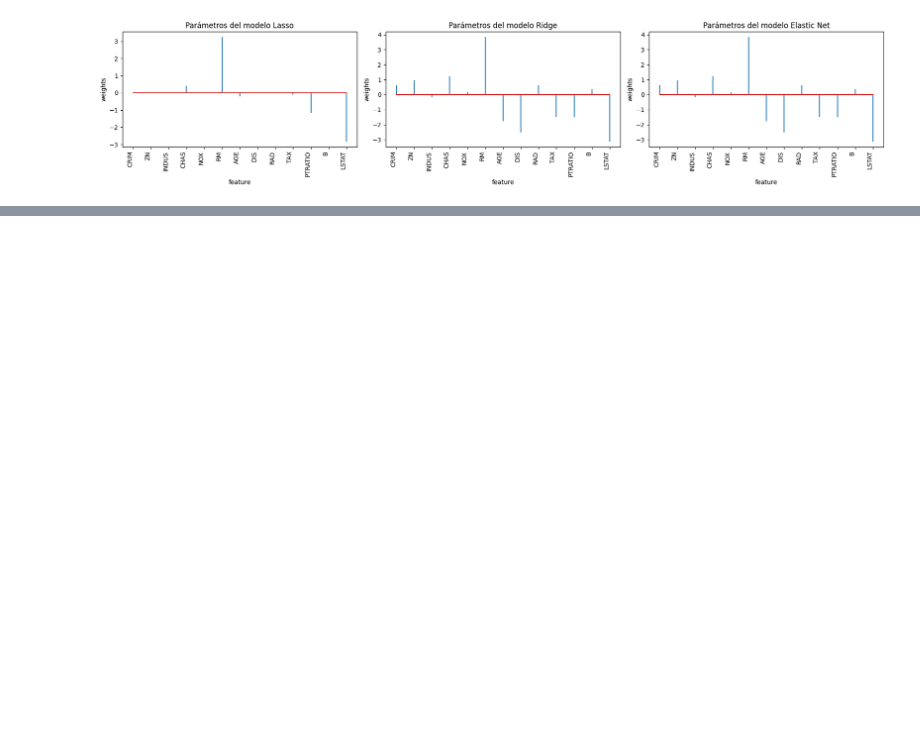
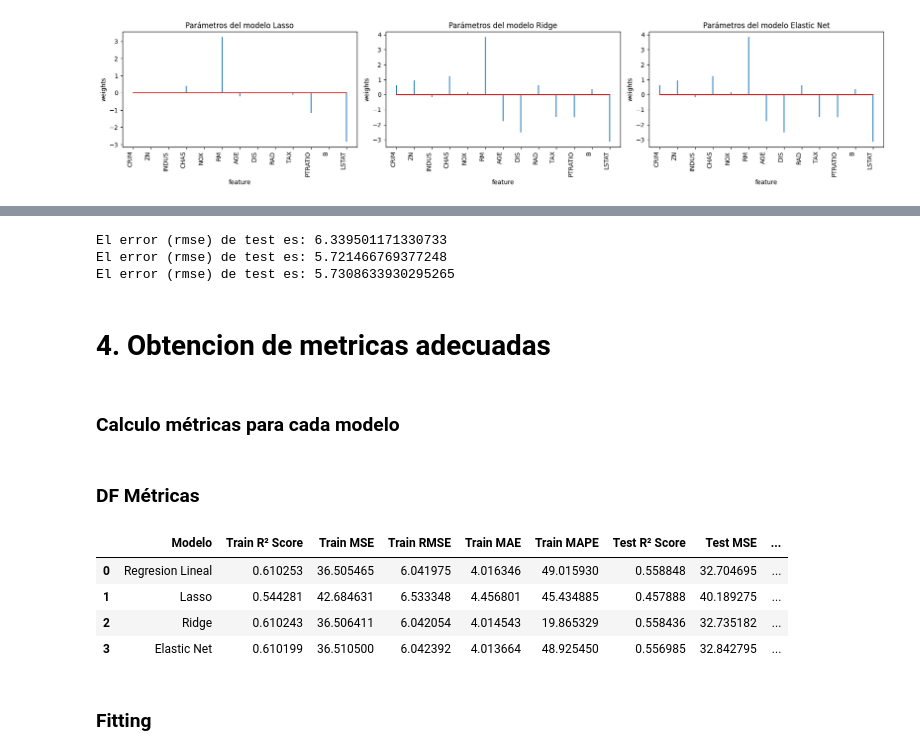
Before and after one commit to julilc/AA1-TUIA-LopezCeratto-RodriguezGrino-Slepoy, a Jupyter notebook: TP-regresion-AA1.ipynb, the cells around one changed output, grey strips where cells are left out. Saved outputs shown, nothing was run; the diff lists cells and outputs as text; code cells hidden in the pictures; blank space fills up the shorter version.

Commit message:
Se evalúan las métricas, se emprolija juntando los métodos de Regularización en un solo apartado

```diff
--- a/TP-regresion-AA1.ipynb
+++ b/TP-regresion-AA1.ipynb
@@ -995,0 +600,17 @@ Test MAPE: 47.25648541066321
+# %%
+# Error de test del modelo. Uso rmse para mantener la misma escala que la variable a predecir
+rmse_ols_lasso = mean_squared_error(y_test, y_lasso_val_pred, squared = False)
+print(f"El error (rmse) de test es: {rmse_ols_lasso}")
+
+
+rmse_ols_ridge = mean_squared_error(y_test, y_ridge_val_pred, squared = False)
+print(f"El error (rmse) de test es: {rmse_ols_ridge}")
+
+rmse_ols_elastic = mean_squared_error(y_test, y_elastic_val_pred, squared = False)
+print(f"El error (rmse) de test es: {rmse_ols_elastic}")
+# %% [output]
+El error (rmse) de test es: 6.339501171330733
+El error (rmse) de test es: 5.721466769377248
+El error (rmse) de test es: 5.7308633930295265
+# %% [markdown]
+# 4. Obtencion de metricas adecuadas #
@@ -995,0 +638,3 @@ Test MAPE: 47.25648541066321
+# %%
+#Diccionario para almacenar las métricas de cada modelo
+dic_metricas = []
@@ -995,0 +674,31 @@ Test MAPE: 47.25648541066321
+# %% [markdown]
+### Calculo métricas para cada modelo ###
+# %%
+#Regresión Lineal
+calcular_metricas('Regresion Lineal', y_train, y_train_pred_lr, y_test, y_test_pred_lr)
+
+#Gradiente Descendiente
+
+#Lasso
+calcular_metricas('Lasso', y_train, y_lasso_train_pred, y_test, y_lasso_test_pred)
+
+#Ridge
+calcular_metricas('Ridge', y_train, y_ridge_train_pred, y_test, y_ridge_test_pred)
+
+#Elastic Net
+calcular_metricas('Elastic Net', y_train, y_elastic_train_pred, y_test, y_elastic_test_pred)
+
+#Hacer DF métricas
+metricas = pd.DataFrame(dic_metricas)
+# %% [markdown]
+### DF Métricas ###
+# %%
+metricas
+# %% [output]
+|  | Modelo | Train R² Score | Train MSE | Train RMSE | Train MAE | Train MAPE | Test R² Score | Test MSE | ... |
+| 0 | Regresion Lineal | 0.610253 | 36.505465 | 6.041975 | 4.016346 | 49.015930 | 0.558848 | 32.704695 | ... |
+| 1 | Lasso | 0.544281 | 42.684631 | 6.533348 | 4.456801 | 45.434885 | 0.457888 | 40.189275 | ... |
+| 2 | Ridge | 0.610243 | 36.506411 | 6.042054 | 4.014543 | 19.865329 | 0.558436 | 32.735182 | ... |
+| 3 | Elastic Net | 0.610199 | 36.510500 | 6.042392 | 4.013664 | 48.925450 | 0.556985 | 32.842795 | ... |
+# %% [markdown]
+### Fitting ###
```
Also changed, not shown: parts of 60 cells of this notebook.
